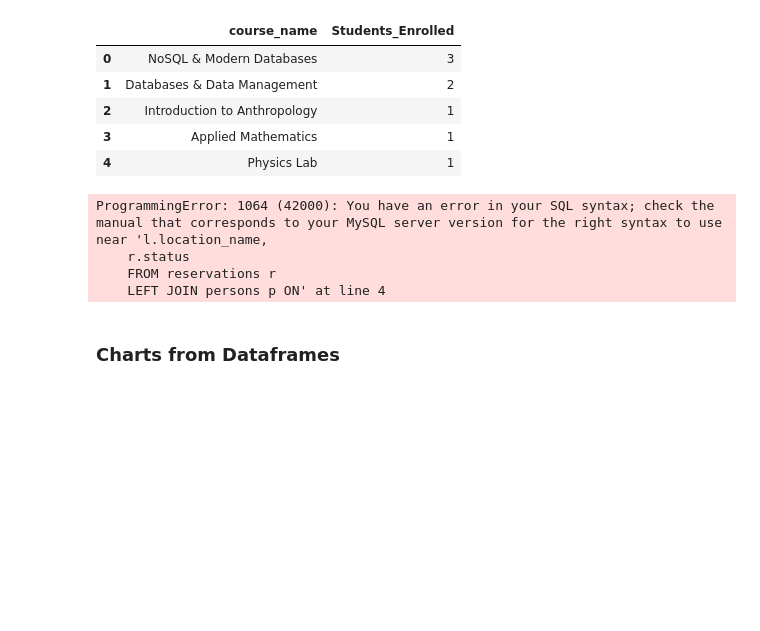
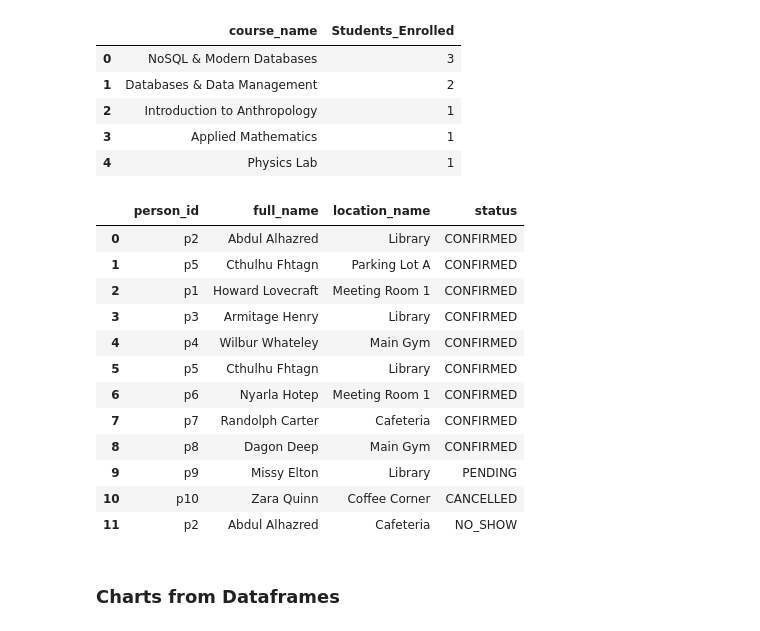
Before and after one commit to TheMorrisGitHub/DADS6700_SQL_Databases, a Jupyter notebook: miskatonic_university.ipynb, the cells around one changed output. Drawn from its saved outputs; the diff is of its cells as text; code cells hidden in the pictures; blank space fills up the shorter version.

```diff
--- a/miskatonic_university.ipynb
+++ b/miskatonic_university.ipynb
@@ -140,24 +141,33 @@ df_enrollments_by_course
 # %%
 # df_Reservations Log by Location
 
 df_reservations_log = pd.read_sql(
-    """
-    SELECT
+"""
+SELECT
     r.person_id,
-    CONCAT(p.first_name, ' ', p.last_name) AS full_name
+    CONCAT(p.first_name, ' ', p.last_name) AS full_name,
     l.location_name,
     r.status
-    FROM reservations r
-    LEFT JOIN persons p ON r.person_id = p.id
-    LEFT JOIN locations l ON r.location_id = l.id
-    """, conn)
+FROM reservations r
+LEFT JOIN persons p ON r.person_id = p.id
+LEFT JOIN locations l ON r.location_id = l.id;
+""", conn)
 
 df_reservations_log
 # %% [output]
-ProgrammingError: 1064 (42000): You have an error in your SQL syntax; check the manual that corresponds to your MySQL server version for the right syntax to use near 'l.location_name,
-    r.status
-    FROM reservations r
-    LEFT JOIN persons p ON' at line 4
+|  | person_id | full_name | location_name | status |
+| 0 | p2 | Abdul Alhazred | Library | CONFIRMED |
+| 1 | p5 | Cthulhu Fhtagn | Parking Lot A | CONFIRMED |
+| 2 | p1 | Howard Lovecraft | Meeting Room 1 | CONFIRMED |
+| 3 | p3 | Armitage Henry | Library | CONFIRMED |
+| 4 | p4 | Wilbur Whateley | Main Gym | CONFIRMED |
+| 5 | p5 | Cthulhu Fhtagn | Library | CONFIRMED |
+| 6 | p6 | Nyarla Hotep | Meeting Room 1 | CONFIRMED |
+| 7 | p7 | Randolph Carter | Cafeteria | CONFIRMED |
+| 8 | p8 | Dagon Deep | Main Gym | CONFIRMED |
+| 9 | p9 | Missy Elton | Library | PENDING |
+| 10 | p10 | Zara Quinn | Coffee Corner | CANCELLED |
+| 11 | p2 | Abdul Alhazred | Cafeteria | NO_SHOW |
 # %% [markdown]
 ### Charts from Dataframes
 # %%
```
Also changed, not shown: parts of 5 cells of this notebook, 2 other files.
